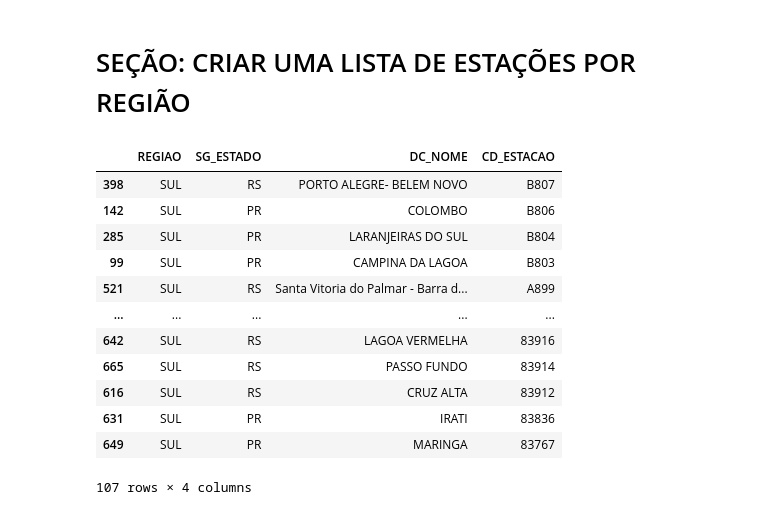
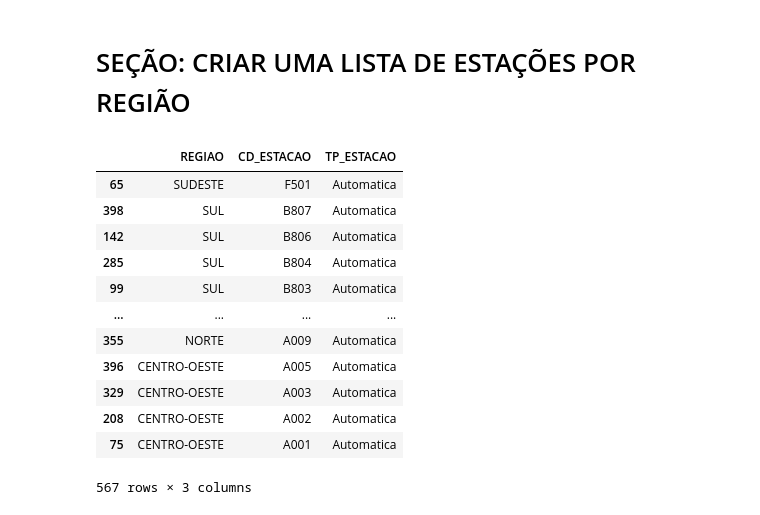
Before and after one commit to rodrigommar/project-sun-rad, a Jupyter notebook: notebook/explorar_arquivo_data_processed_all_stations.ipynb, the cells around one changed output. Saved outputs shown, nothing was run; the diff lists cells and outputs as text; code cells hidden in the pictures.

```diff
--- a/notebook/explorar_arquivo_data_processed_all_stations.ipynb
+++ b/notebook/explorar_arquivo_data_processed_all_stations.ipynb
@@ -63,18 +65,21 @@ def cria_coluna_regiao_no_datafrma(df):
 # %% [markdown]
 # SEÇÃO: CRIAR UMA LISTA DE ESTAÇÕES POR REGIÃO
 # %%
-df [['REGIAO','SG_ESTADO', 'DC_NOME', 'CD_ESTACAO']]  [df['REGIAO'] == 'SUL'  ].sort_values('CD_ESTACAO', ascending=False)
+# df_only_automaticas = df [['REGIAO','SG_ESTADO', 'DC_NOME', 'CD_ESTACAO', 'TP_ESTACAO']]  [df['TP_ESTACAO'] == 'Automatica'  ].sort_values('CD_ESTACAO', ascending=False)
+df_only_automaticas = df [['REGIAO', 'CD_ESTACAO', 'TP_ESTACAO']]  [df['TP_ESTACAO'] == 'Automatica'  ].sort_values('CD_ESTACAO', ascending=False)
-# %% [output]
-|  | REGIAO | SG_ESTADO | DC_NOME | CD_ESTACAO |
-| 398 | SUL | RS | PORTO ALEGRE- BELEM NOVO | B807 |
-| 142 | SUL | PR | COLOMBO | B806 |
-| 285 | SUL | PR | LARANJEIRAS DO SUL | B804 |
-| 99 | SUL | PR | CAMPINA DA LAGOA | B803 |
-| 521 | SUL | RS | Santa Vitoria do Palmar - Barra d... | A899 |
-| ... | ... | ... | ... | ... |
-| 642 | SUL | RS | LAGOA VERMELHA | 83916 |
-| 665 | SUL | RS | PASSO FUNDO | 83914 |
-| 616 | SUL | RS | CRUZ ALTA | 83912 |
-| 631 | SUL | PR | IRATI | 83836 |
-| 649 | SUL | PR | MARINGA | 83767 |
-107 rows × 4 columns
+# %%
+df_only_automaticas
+# %% [output]
+|  | REGIAO | CD_ESTACAO | TP_ESTACAO |
+| 65 | SUDESTE | F501 | Automatica |
+| 398 | SUL | B807 | Automatica |
+| 142 | SUL | B806 | Automatica |
+| 285 | SUL | B804 | Automatica |
+| 99 | SUL | B803 | Automatica |
+| ... | ... | ... | ... |
+| 355 | NORTE | A009 | Automatica |
+| 396 | CENTRO-OESTE | A005 | Automatica |
+| 329 | CENTRO-OESTE | A003 | Automatica |
+| 208 | CENTRO-OESTE | A002 | Automatica |
+| 75 | CENTRO-OESTE | A001 | Automatica |
+567 rows × 3 columns
```
Also changed, not shown: parts of 31 cells of this notebook.
